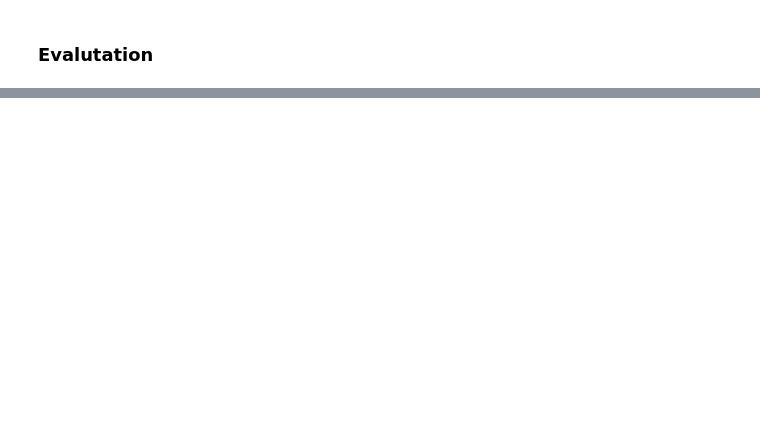
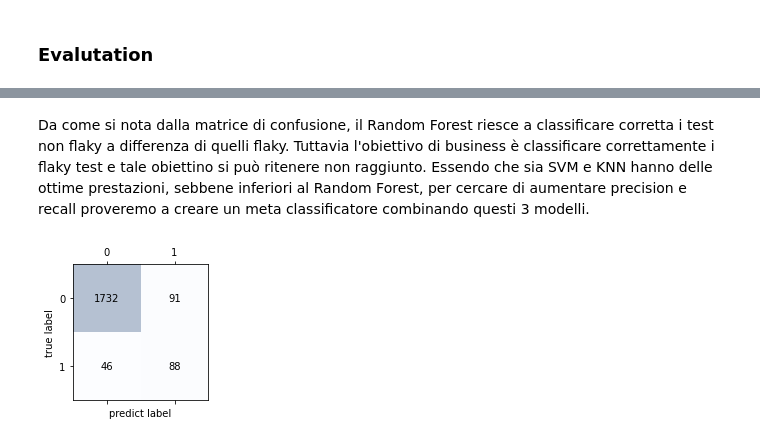
Before and after one commit to AntonioTrovato/Flaky-Tests-Learning-Pipeline, a Jupyter notebook: FlakyPipeline.ipynb, the cells around one changed output, grey strips where cells are left out. Drawn from its saved outputs; the diff is of its cells as text; code cells hidden in the pictures; blank space fills up the shorter version.

```diff
--- a/FlakyPipeline.ipynb
+++ b/FlakyPipeline.ipynb
@@ -446,0 +468,23 @@ F1: 0.575
+# %% [markdown]
+Da come si nota dalla matrice di confusione, il Random Forest riesce a classificare corretta i test non flaky a differenza di quelli flaky. Tuttavia l'obiettivo di business è classificare correttamente i flaky test e tale obiettino si può ritenere non raggiunto.
+Essendo che sia SVM e KNN hanno delle ottime prestazioni, sebbene inferiori al Random Forest, per cercare di aumentare precision e recall proveremo a creare un meta classificatore combinando questi 3 modelli.
+# %%
+from MajorityVoteClassifier import MajorityVoteClassifier
+
+clf1=SVC(C=100.0, kernel='rbf')
+clf2=RandomForestClassifier(criterion='gini', n_estimators=150)
+clf3=KNeighborsClassifier(algorithm='brute', metric='euclidean', n_neighbors=1, weights='uniform')
+ensemble=MajorityVoteClassifier(classifiers=[clf1,clf2,clf3])
+ensemble.fit(X_train_dataset,Y_train_dataset)
+test_predict=ensemble.predict(pca_test_dataset)
+confmat=confusion_matrix(y_true=test_dataset_lable,y_pred=test_predict)
+fig, ax = plt.subplots(figsize=(2.5, 2.5))
+ax.matshow(confmat, cmap=plt.cm.Blues, alpha=0.3)
+for i in range(confmat.shape[0]):
+    for j in range(confmat.shape[1]):
+        ax.text(x=j,y=i, s=confmat[i,j], va='center', ha='center')
+plt.xlabel('predict label')
+plt.ylabel('true label')
+plt.show()
+# %% [output]
+[figure, added]
```
Also changed, not shown: parts of 31 cells of this notebook, 25 other files.
